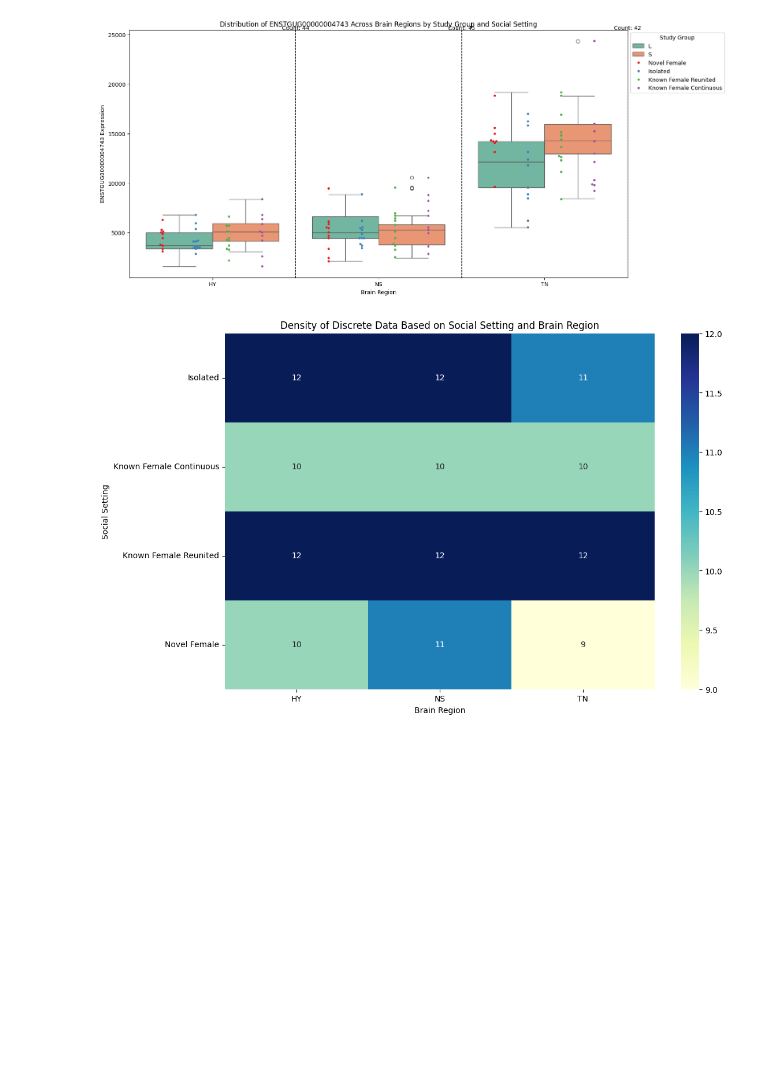
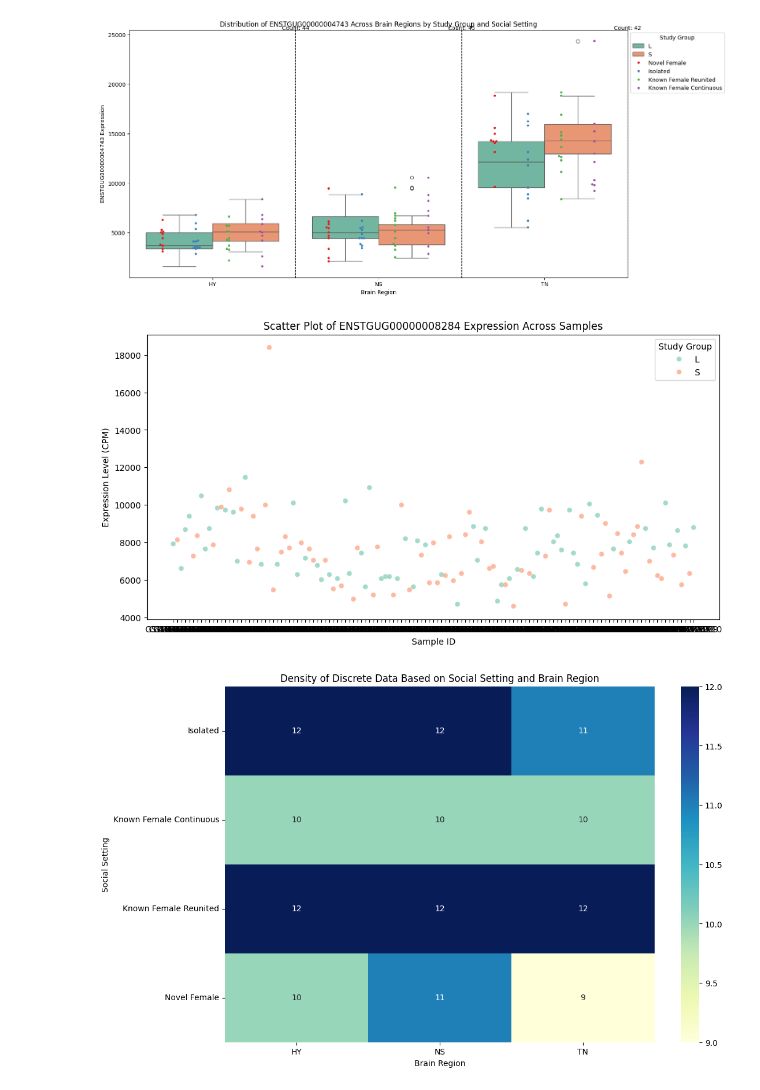
Before and after one commit to mjmaher987/Bioinformatics-Project, a Jupyter notebook: Task 3/SongBirdStudy.ipynb, the cells around one changed output. Saved outputs shown, nothing was run; the diff lists cells and outputs as text; code cells hidden in the pictures; blank space fills up the shorter version.

Commit message:
Add files via upload
finishing extra part and doing more data visualization

```diff
--- a/Task 3/SongBirdStudy.ipynb
+++ b/Task 3/SongBirdStudy.ipynb
@@ -570,6 +614,16 @@ plt.legend(title='Study Group', bbox_to_anchor=(1, 1))
 plt.show()
 # %% [output]
 [figure]
+# %%
+    plt.figure(figsize=(12, 6))
+    sns.scatterplot(data=df, x='sample_id', y=selected_gene, hue='study_group', palette="Set2", alpha=0.6)
+    plt.title('Scatter Plot of ' + selected_gene + ' Expression Across Samples')
+    plt.xlabel('Sample ID')
+    plt.ylabel('Expression Level (CPM)')
+    plt.legend(title='Study Group')
+    plt.show()
+# %% [output]
+[figure, added]
 # %%
 selected_columns = ['social_settting', 'Region', 'study_group', selected_gene]
 df_selected = df[selected_columns]
```
Also changed, not shown: parts of 39 cells of this notebook.
